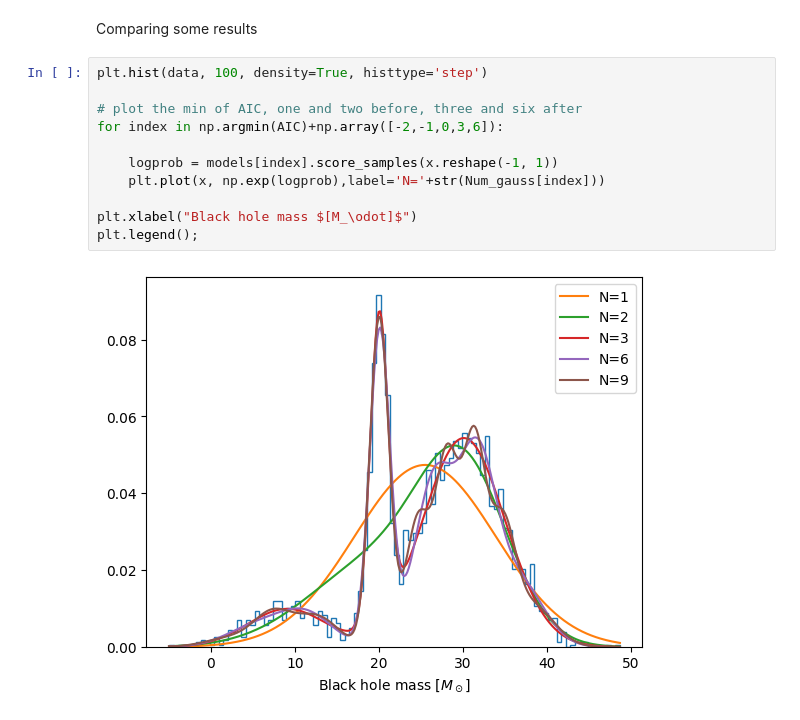
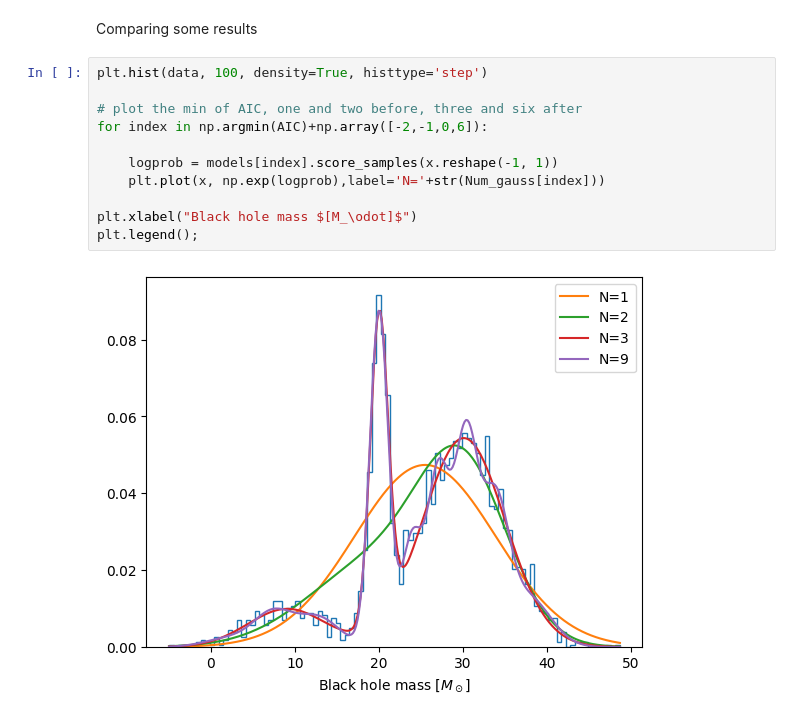
Before and after one commit to Sofiadossena/astrostatistics_bicocca_2025, a Jupyter notebook: working/06_FormationChannels.ipynb, the cells around one changed output. Saved outputs shown, nothing was run; the diff lists cells and outputs as text.

```diff
--- a/working/06_FormationChannels.ipynb
+++ b/working/06_FormationChannels.ipynb
@@ -61,16 +59,16 @@ Comparing some results
 # %%
 plt.hist(data, 100, density=True, histtype='step')
 
 # plot the min of AIC, one and two before, three and six after
-for index in np.argmin(AIC)+np.array([-2,-1,0,3,6]):
+for index in np.argmin(AIC)+np.array([-2,-1,0,6]):
 
     logprob = models[index].score_samples(x.reshape(-1, 1))
     plt.plot(x, np.exp(logprob),label='N='+str(Num_gauss[index]))
 
 plt.xlabel("Black hole mass $[M_\odot]$")
 plt.legend();
 # %% [output]
-[figure, old version]
+[figure, new version]
 # %% [markdown]
 ### Gaussian mode - Class labels  ###
 Probability of coming from a given channel
```
Also changed, not shown: parts of 4 cells of this notebook.
